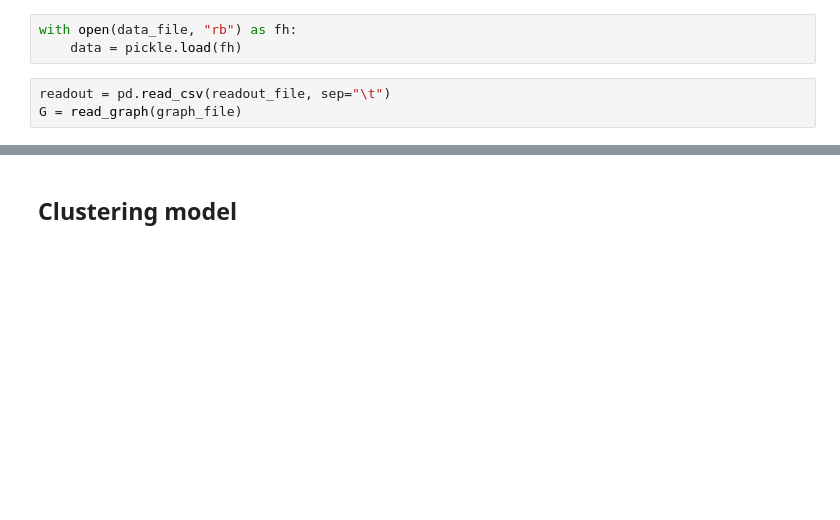
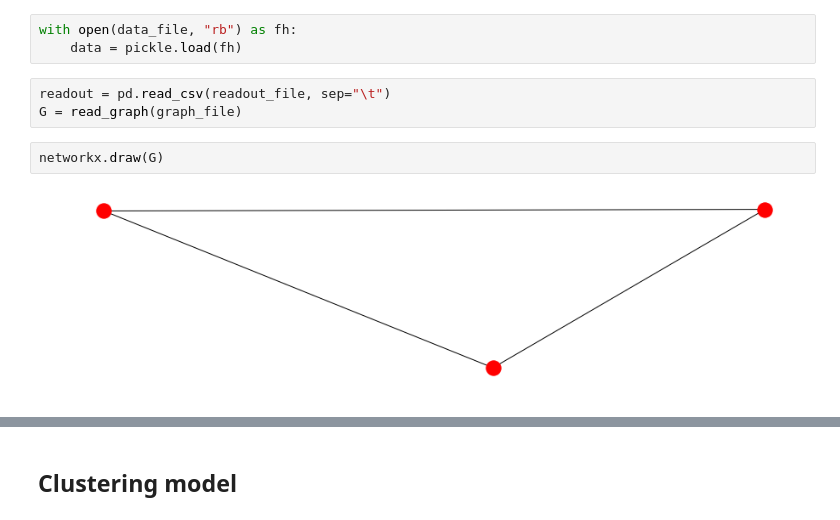
Before and after one commit to cbg-ethz/shm, a Jupyter notebook: analysis/a-structured_hierarchical_linear_models.ipynb, the cells around one changed output, grey strips where cells are left out. Cells and saved outputs as stored; diff of their text form; blank space fills up the shorter version.

```diff
--- a/analysis/a-structured_hierarchical_linear_models.ipynb
+++ b/analysis/a-structured_hierarchical_linear_models.ipynb
@@ -84,6 +84,10 @@ with open(data_file, "rb") as fh:
 # %%
 readout = pd.read_csv(readout_file, sep="\t")
 G = read_graph(graph_file)
+# %%
+networkx.draw(G)
+# %% [output]
+[figure, added]
 # %%
 plt.figure(figsize=(10, 6))
 pos = networkx.spring_layout(data["graph"])
```
Also changed, not shown: parts of 14 cells of this notebook, 23 other files.
